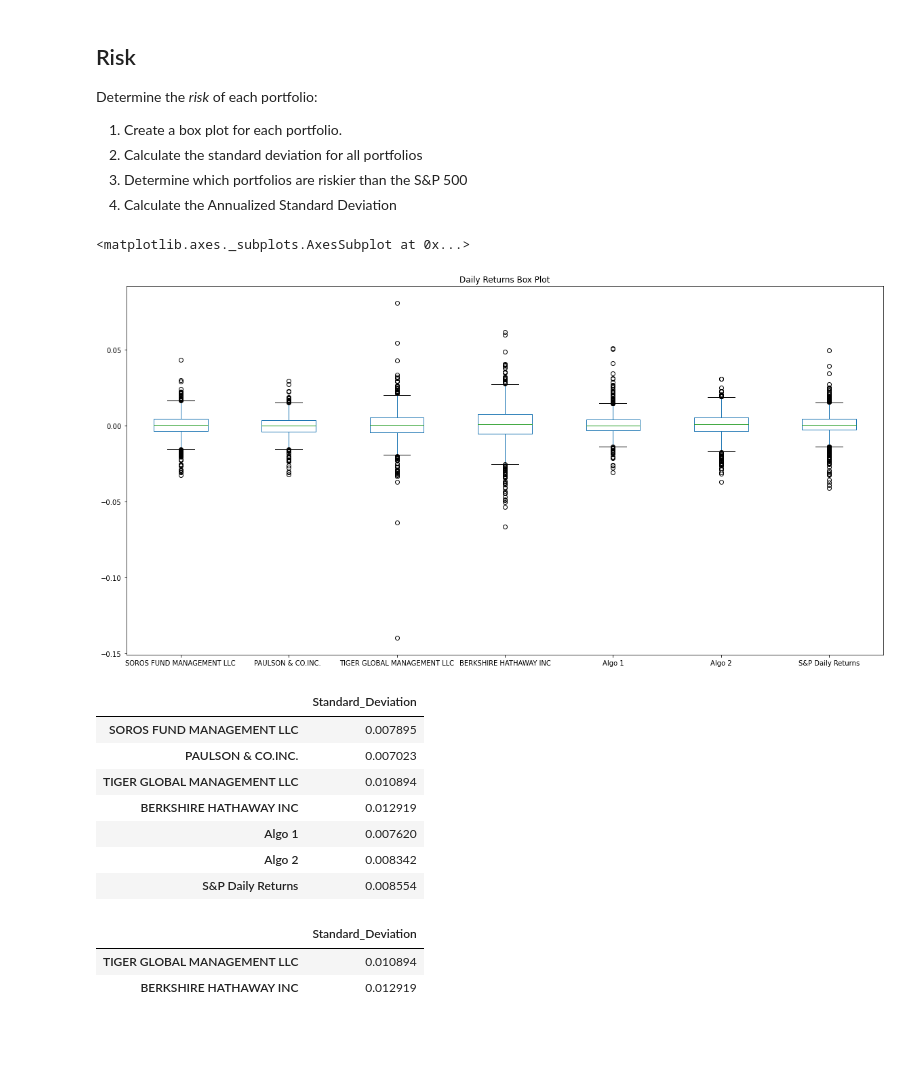
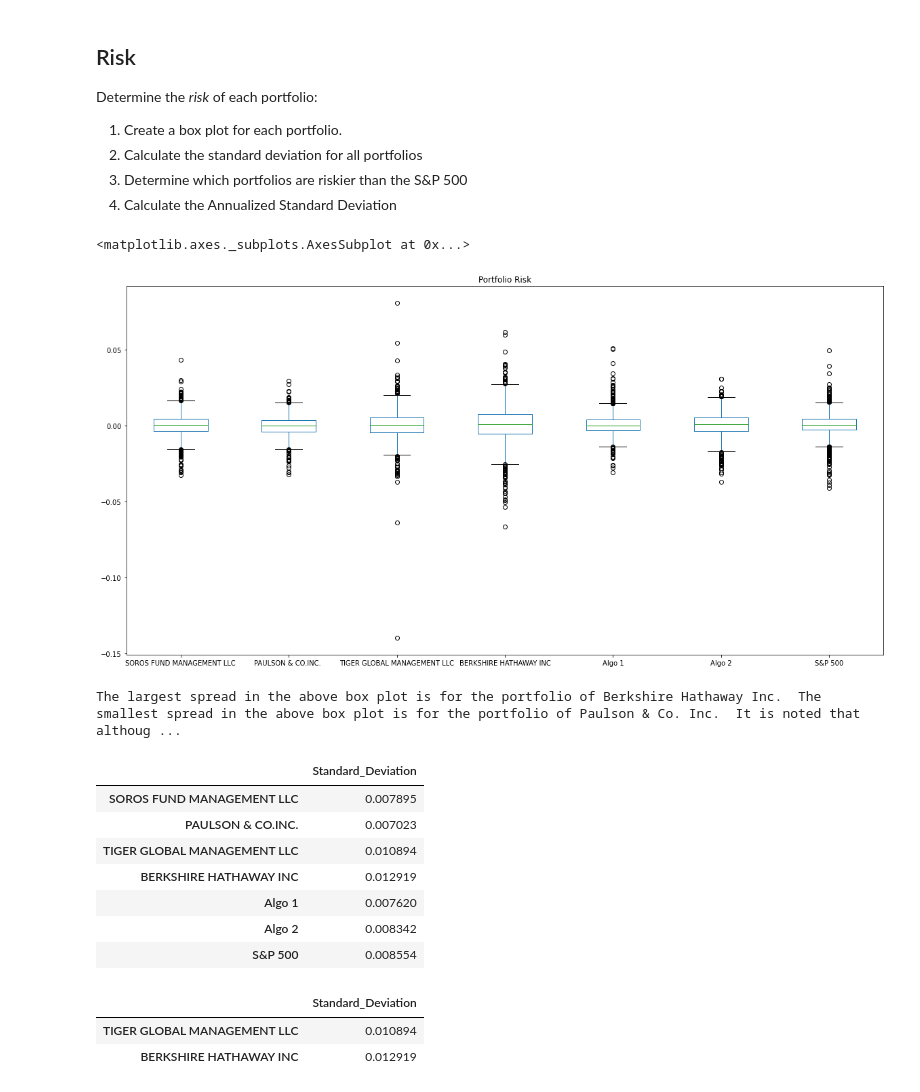
Before and after one commit to fischlerben/Portfolio-Analysis, a Jupyter notebook: Portfolio Analysis.ipynb, the cells around one changed output. Drawn from its saved outputs; the diff is of its cells as text; code cells hidden in the pictures; blank space fills up the shorter version.

```diff
--- a/Portfolio Analysis.ipynb
+++ b/Portfolio Analysis.ipynb
@@ -163,6 +172,6 @@ sp500_daily_returns.head()
 | 2012-10-08 | -0.003457 |
 # %%
 # Rename Column
-sp500_daily_returns.columns = ["S&P Daily Returns"]
+sp500_daily_returns.columns = ["S&P 500"]
 sp500_daily_returns.head()
 # %% [output]
@@ -233,10 +235,14 @@ Determine the _risk_ of each portfolio:
 # %%
 # Box plot to visually show risk
 
-daily_returns_df.plot(kind = "box", figsize = (20,10), title="Daily Returns Box Plot")
+daily_returns_df.plot(kind = "box", figsize = (20,10), title="Portfolio Risk")
 # %% [output]
 <matplotlib.axes._subplots.AxesSubplot at 0x...>
-[figure, old version]
+[figure, new version]
+# %%
+print("The largest spread in the above box plot is for the portfolio of Berkshire Hathaway Inc.  The smallest spread in the above box plot is for the portfolio of Paulson & Co. Inc.  It is noted that although Tiger Global Management does not have the largest spread, it does have the greatest outliers.")
+# %% [output]
+The largest spread in the above box plot is for the portfolio of Berkshire Hathaway Inc.  The smallest spread in the above box plot is for the portfolio of Paulson & Co. Inc.  It is noted that althoug ...
 # %%
 # Daily Standard Deviations
 
@@ -251,6 +257,6 @@ daily_std_df
 | BERKSHIRE HATHAWAY INC | 0.012919 |
 | Algo 1 | 0.007620 |
 | Algo 2 | 0.008342 |
-| S&P Daily Returns | 0.008554 |
+| S&P 500 | 0.008554 |
 # %%
 # Determine which portfolios are riskier than the S&P 500
```
Also changed, not shown: parts of 24 cells of this notebook.
